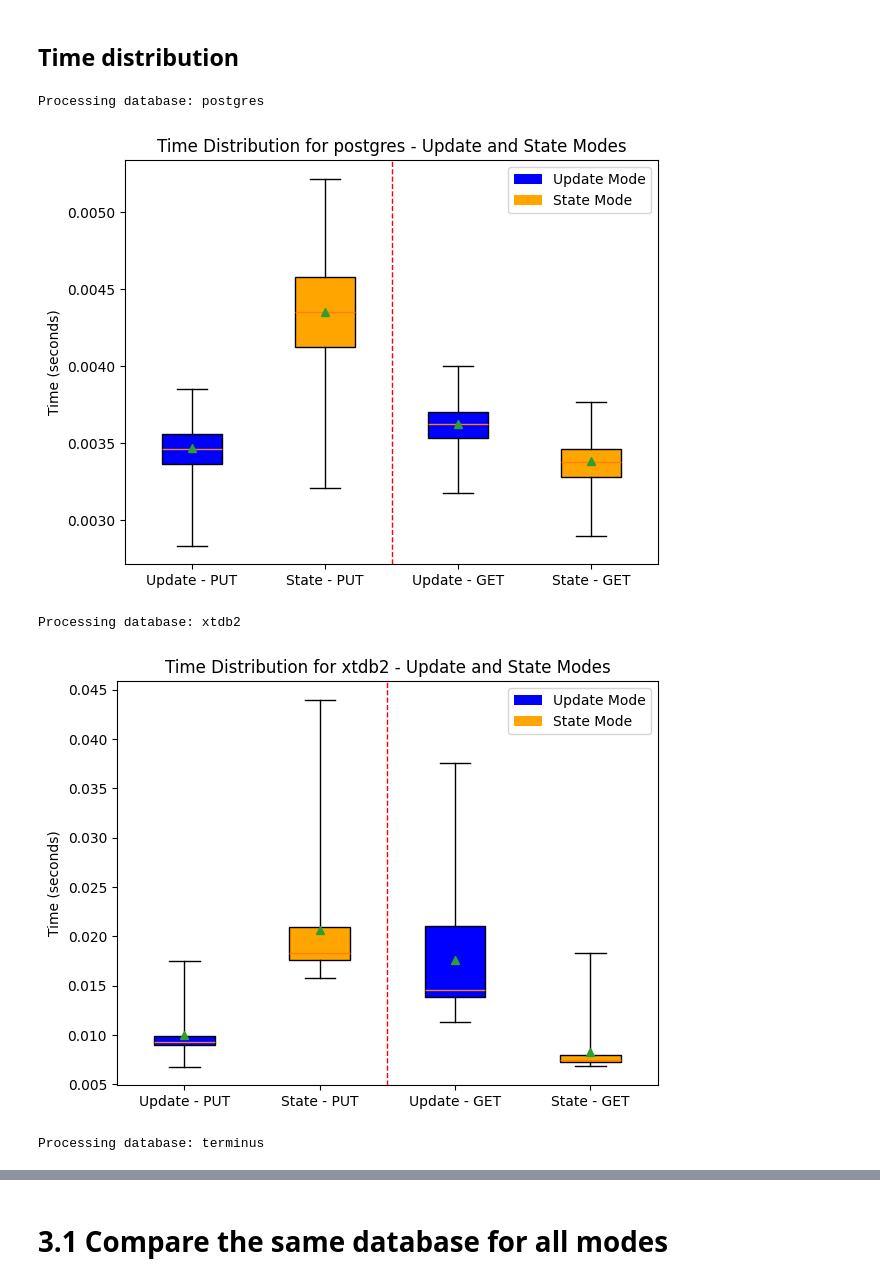
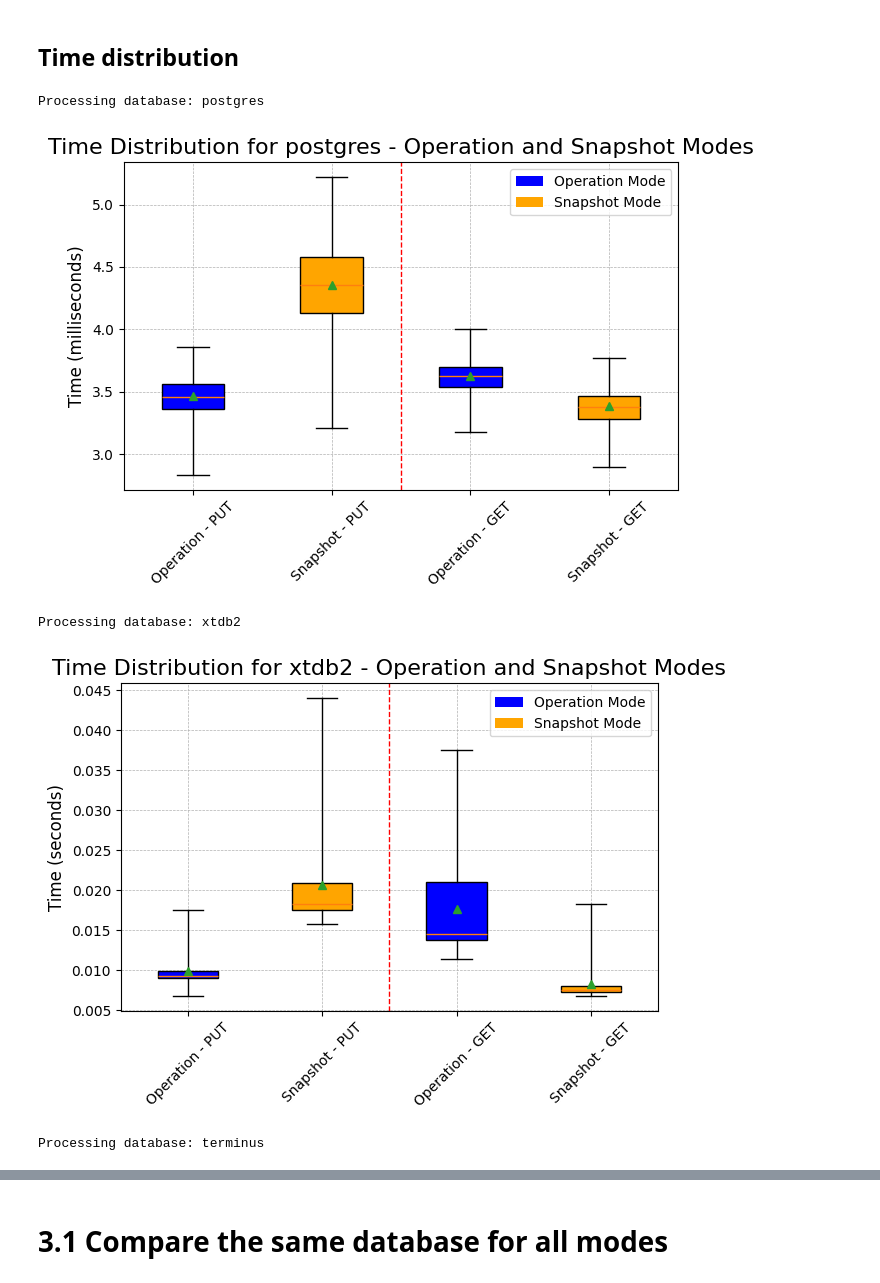
Before and after one commit to DinisSousa2003/api-kevel-mock, a Jupyter notebook: analysis.ipynb, the cells around one changed output, grey strips where cells are left out. Saved outputs shown, nothing was run; the diff lists cells and outputs as text; code cells hidden in the pictures.

Commit message:
Added time dist to the analysis

```diff
--- a/analysis.ipynb
+++ b/analysis.ipynb
@@ -366,8 +386,8 @@ keep = [
     'larch_size',
 ]
 
-display(latest_diff)
-display(latest_state)
+# display(latest_diff)
+# display(latest_state)
 
 latest_diff = latest_diff.filter(items=keep, axis=1)
 latest_state = latest_state.filter(items=keep, axis=1)
@@ -376,13 +396,13 @@ fig, ax = plt.subplots(figsize=(10, 6))
 bar_width = 0.35
 x = range(len(latest_diff.columns))
 # Bar positions
-ax.bar(x, latest_diff.iloc[0], width=bar_width, label='Update Mode', color='blue', alpha=0.7)
-ax.bar([i + bar_width for i in x], latest_state.iloc[0], width=bar_width, label='State Mode', color='orange', alpha=0.7)
+ax.bar(x, latest_diff.iloc[0], width=bar_width, label='Operation Mode', color='blue', alpha=0.7)
+ax.bar([i + bar_width for i in x], latest_state.iloc[0], width=bar_width, label='Snapshot Mode', color='orange', alpha=0.7)
 ax.set_xticks([i + bar_width / 2 for i in x])
-ax.set_xticklabels(latest_diff.columns, rotation=45)
-ax.set_ylabel('Size (MiB)')
-ax.set_title('Size Distribution for Update and State Modes')
-ax.legend()
+ax.set_xticklabels(latest_diff.columns, rotation=45, ha='right', fontsize=TICK_SIZE)
+ax.set_ylabel('Size (MiB)', fontsize=LABEL_SIZE)
+ax.set_title('Size Distribution for Operation and Snapshot Modes', fontsize=TITLE_SIZE)
+ax.legend(fontsize=LEGEND_SIZE, loc='upper right', labelspacing=0.5)
 ax.grid(axis='y')
 plt.tight_layout()
 plt.show()
@@ -472,7 +503,7 @@ for database in ALL_DATABASES:
     boxes = []
     print(f"Processing database: {database}")
 
-    # Construct paths for diff and state modes
+    # Construct paths for diff and Snapshot Modes
     diff_path = make_path(database, "diff", TIME, GPT, NOW, users, rate)
     state_path = make_path(database, "state", TIME, GPT, NOW, users, rate)
 
@@ -488,42 +519,50 @@ for database in ALL_DATABASES:
 
     #Take the data for ALL PUT and ALL GET and build the boxes
 
     diff_put_times = diff_filtered[diff_filtered['label'] == 'ALL PUT']
     diff_get_times = diff_filtered[diff_filtered['label'] == 'ALL GET']
     state_put_times = state_filtered[state_filtered['label'] == 'ALL PUT']
     state_get_times = state_filtered[state_filtered['label'] == 'ALL GET']
 
-    for label, times in zip(['Update - PUT', 'State - PUT', 'Update - GET', 'State - GET'], [diff_put_times, state_put_times, diff_get_times, state_get_times]):
+    for label, times in zip(['Operation - PUT', 'Snapshot - PUT', 'Operation - GET', 'Snapshot - GET'], [diff_put_times, state_put_times, diff_get_times, state_get_times]):
         if not times.empty:
             bottom = times['min'].values[0]
             q1 = times['p25'].values[0]
             med = times['p50'].values[0]
             mean = times['avg'].values[0]
             q3 = times['p75'].values[0]
             top = times['p99'].values[0]
             boxes.append(make_box(f"{label}", bottom, q1, med, mean, q3, top))
+            boxes_all.append(copy.deepcopy(boxes[-1]))  # Store a deep copy of the box
 
     # Create boxplot
+    if database == "postgres":
+        ax.set_ylabel('Time (milliseconds)', fontsize=LABEL_SIZE-6)
+        for box in boxes:
+            for key in ['whislo', 'q1', 'med', 'mean', 'q3', 'whishi']:
+                box[key] *= 1000
+    else:
+        ax.set_ylabel('Time (seconds)', fontsize=LABEL_SIZE-6)
     bplots = ax.bxp(boxes, vert=True, patch_artist=True, showfliers=False, showmeans=True)
-    ax.set_ylabel('Time (seconds)')
-    ax.set_title(f'Time Distribution for {database} - Update and State Modes')
+    ax.set_title(f'Time Distribution for {database} - Operation and Snapshot Modes', fontsize=TITLE_SIZE-8)
     ax.axvline(x=2.5, color='red', linestyle='--', linewidth=1)
     legend_elements = [
-        Patch(facecolor='blue', label='Update Mode'),
-        Patch(facecolor='orange', label='State Mode')
+        Patch(facecolor='blue', label='Operation Mode'),
+        Patch(facecolor='orange', label='Snapshot Mode')
     ]
-    ax.legend(handles=legend_elements, loc='upper right')
+    ax.legend(handles=legend_elements, loc='upper right', fontsize=LEGEND_SIZE-4, labelspacing=0.5)
+    ax.tick_params(labelsize=TICK_SIZE-4)
+    ax.tick_params(axis='x', rotation=45)
+    ax.grid(True, which='both', linestyle='--', linewidth=0.5)
 
     colors = ["blue", "orange", "blue", "orange"]
     for patch, clr in zip(bplots["boxes"], colors):
         patch.set_facecolor(clr)
     plt.tight_layout()
     plt.show()
-
-    boxes_all.extend(boxes)
 # %% [output]
 Processing database: postgres
-[figure, old version]
+[figure, new version]
 Processing database: xtdb2
-[figure, old version]
+[figure, new version]
 Processing database: terminus
```
Also changed, not shown: parts of 19 cells of this notebook, 14 other files.
